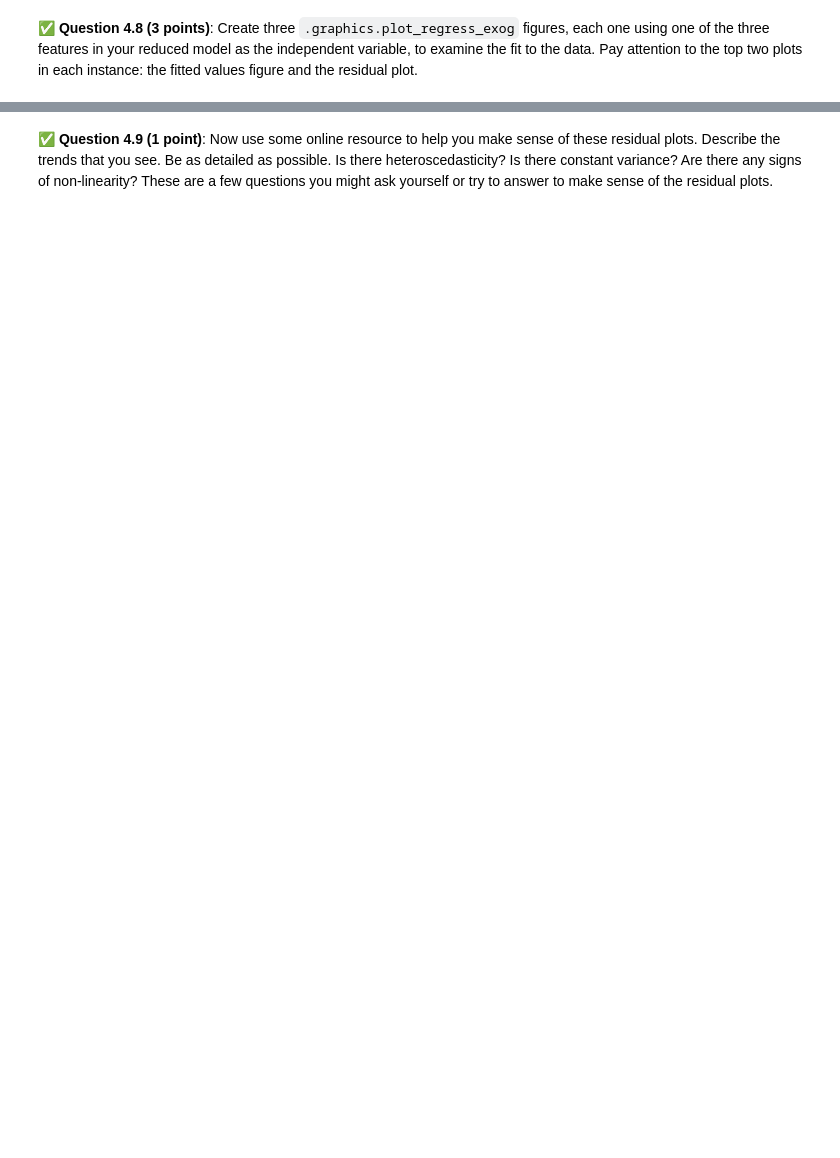
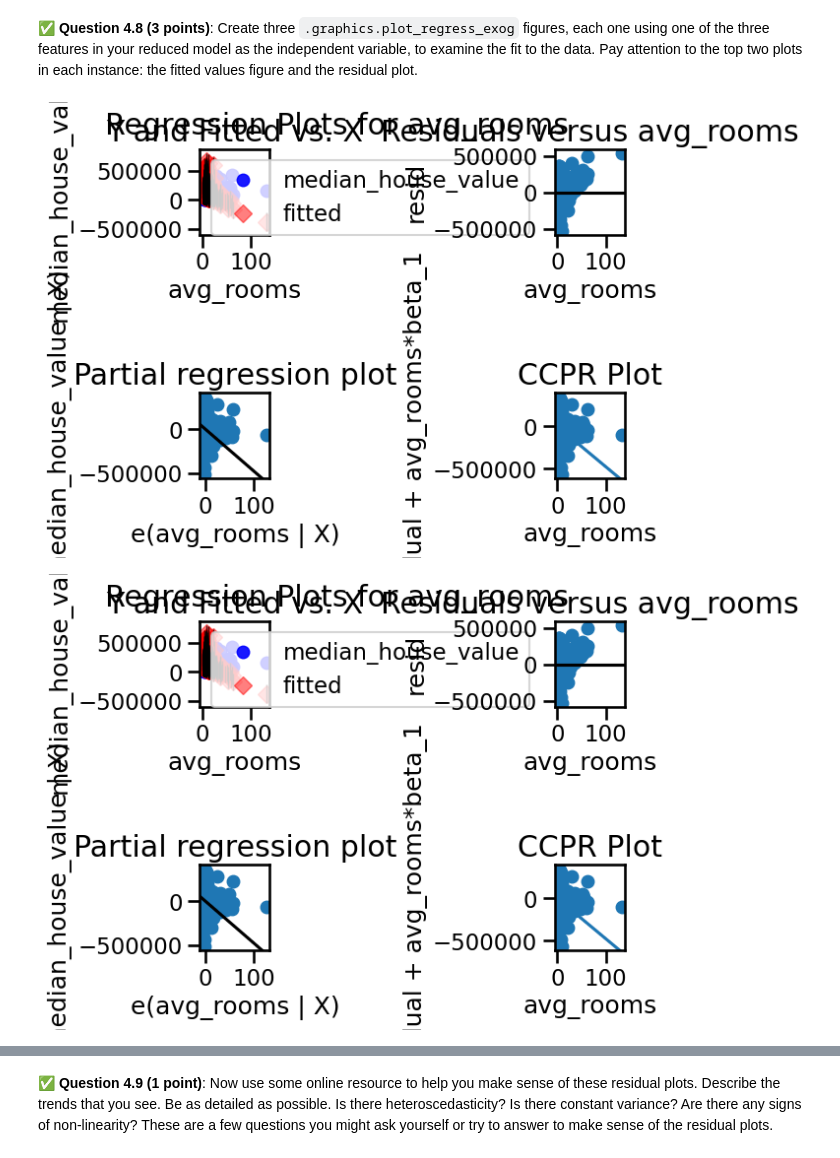
Before and after one commit to nasajoel2032/CMSE202-f25-turnin, a Jupyter notebook: hw-03/HW3.ipynb, the cells around one changed output, grey strips where cells are left out. Drawn from its saved outputs; the diff is of its cells as text; code cells hidden in the pictures; blank space fills up the shorter version.

```diff
--- a/hw-03/HW3.ipynb
+++ b/hw-03/HW3.ipynb
@@ -328,0 +327,11 @@ In this part, we will explore multivariable regression on the same California Ho
+# %%
+mask = house[house['median_house_value'] < 500000]
+
+X = mask.drop(columns=['median_house_value'])
+X = X.select_dtypes(include=['number'])
+X = X.replace([np.inf, -np.inf], np.nan).dropna()
+X = sm.add_constant(X)
+y = mask.loc[X.index, 'median_house_value']
+
+model = sm.OLS(y, X).fit()
+print(model.summary())
@@ -352,0 +379,8 @@ Multicollinearity is a statistical phenomenon where some of the features in a mo
+# %%
+mask = house[house['median_house_value'] < 500000]
+X = mask[['avg_rooms', 'median_income', 'population']]
+X = sm.add_constant(X)
+y = mask['median_house_value']
+
+reduced_model = sm.OLS(y, X).fit()
+print(reduced_model.summary())
@@ -368,0 +425,6 @@ Multicollinearity is a statistical phenomenon where some of the features in a mo
+# %%
+model = sm.OLS(y, X).fit()
+sm.graphics.plot_regress_exog(model, 'avg_rooms')
+# %% [output]
+[figure, added]
+[figure, added]
```
Also changed, not shown: parts of 22 cells of this notebook.
